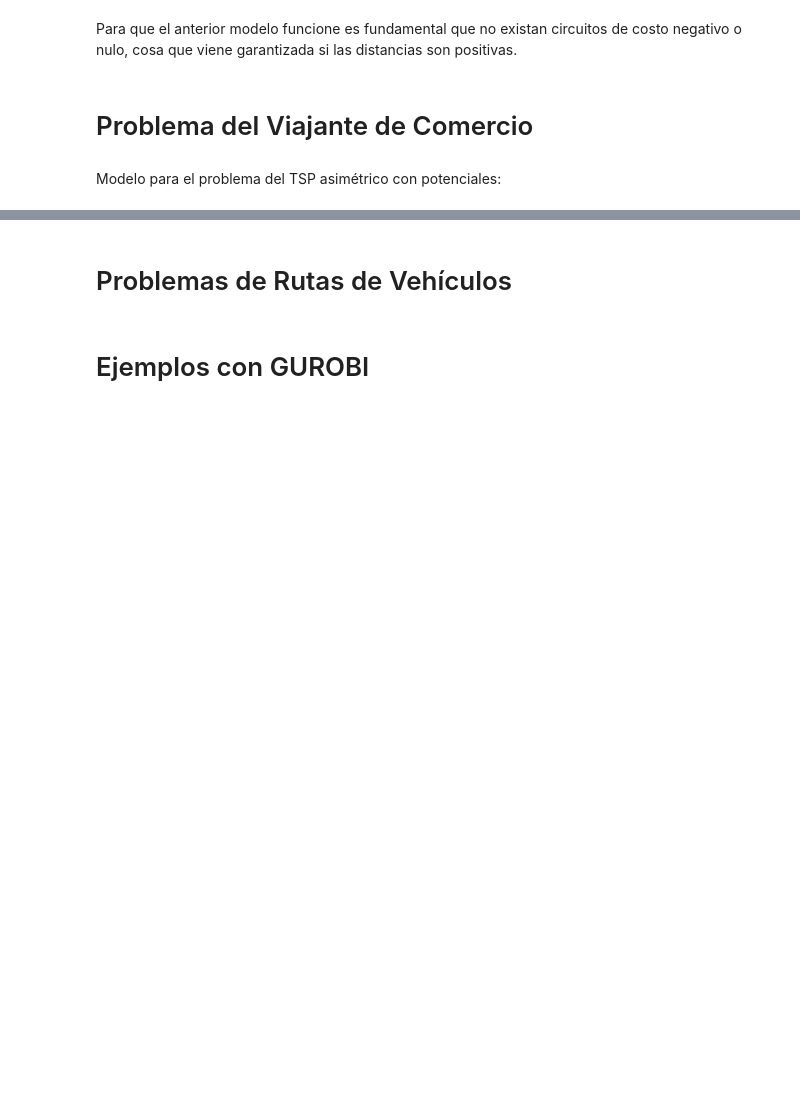
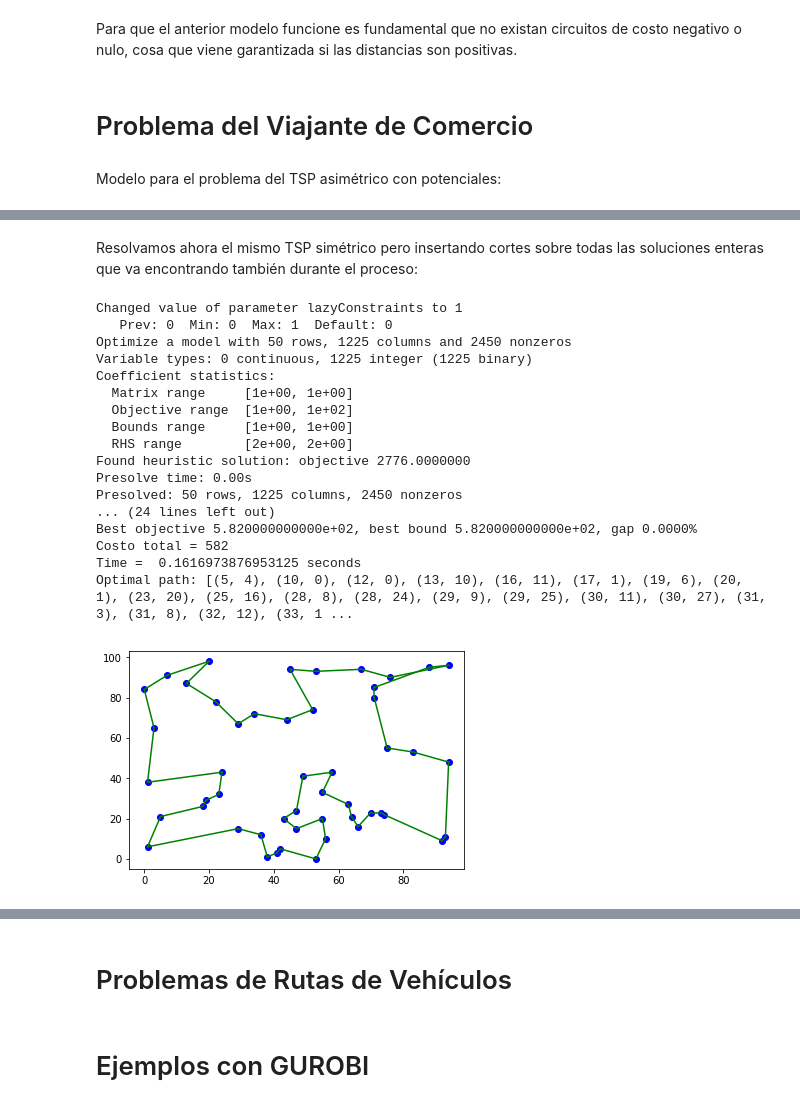
Before and after one commit to jjsalaza/Ingenieria-Logistica-ULL, a Jupyter notebook: logistica.ipynb, the cells around one changed output, grey strips where cells are left out. Drawn from its saved outputs; the diff is of its cells as text; code cells hidden in the pictures; blank space fills up the shorter version.

```diff
--- a/logistica.ipynb
+++ b/logistica.ipynb
@@ -676,0 +610,53 @@ print('')
+# %% [markdown]
+Resolvamos ahora el mismo TSP simétrico pero insertando cortes sobre todas las soluciones enteras que va encontrando también durante el proceso:
+# %%
+import networkx
+from gurobipy import *
+
+def cbSEC(modelo, where):
+    if where == GRB.Callback.MIPSOL:
+        vals = modelo.cbGetSolution(modelo._vars)
+        G = networkx.Graph()
+        G.add_edges_from( (i,j) for i,j in vals.keys() if vals[i,j]>0.001 )
+        Components = list(networkx.connected_components(G))
+        if len(Components) == 1:
+            return False
+        for S in Components:
+            modelo.cbLazy( quicksum( vars[i,j] for i in S for j in S if j<i) <= len(S)-1 )
+    return True
+
+
+modelo = Model()
+vars = modelo.addVars(dist.keys(), obj=dist, vtype=GRB.BINARY, name='e')
+modelo.addConstrs(vars.sum(i,'*') + vars.sum('*',i) == 2 for i in range(n))
+
+modelo._vars = vars
+modelo.Params.lazyConstraints = 1
+modelo.optimize(cbSEC)
+
+print('Costo total = %g' % modelo.objVal)
+print('Time = ',modelo.Runtime, "seconds")
+
+vals = modelo.getAttr('x', vars)
+selected = [(i,j) for i,j in vals.keys() if vals[i,j] > 0.5]
+print('Optimal path: %s' % str(selected))
+dibuja(selected)
+# %% [output]
+Changed value of parameter lazyConstraints to 1
+   Prev: 0  Min: 0  Max: 1  Default: 0
+Optimize a model with 50 rows, 1225 columns and 2450 nonzeros
+Variable types: 0 continuous, 1225 integer (1225 binary)
+Coefficient statistics:
+  Matrix range     [1e+00, 1e+00]
+  Objective range  [1e+00, 1e+02]
+  Bounds range     [1e+00, 1e+00]
+  RHS range        [2e+00, 2e+00]
+Found heuristic solution: objective 2776.0000000
+Presolve time: 0.00s
+Presolved: 50 rows, 1225 columns, 2450 nonzeros
+... (24 lines left out)
+Best objective 5.820000000000e+02, best bound 5.820000000000e+02, gap 0.0000%
+Costo total = 582
+Time =  0.1616973876953125 seconds
+Optimal path: [(5, 4), (10, 0), (12, 0), (13, 10), (16, 11), (17, 1), (19, 6), (20, 1), (23, 20), (25, 16), (28, 8), (28, 24), (29, 9), (29, 25), (30, 11), (30, 27), (31, 3), (31, 8), (32, 12), (33, 1 ...
+[figure, added]
```
Also changed, not shown: parts of 21 cells of this notebook.
